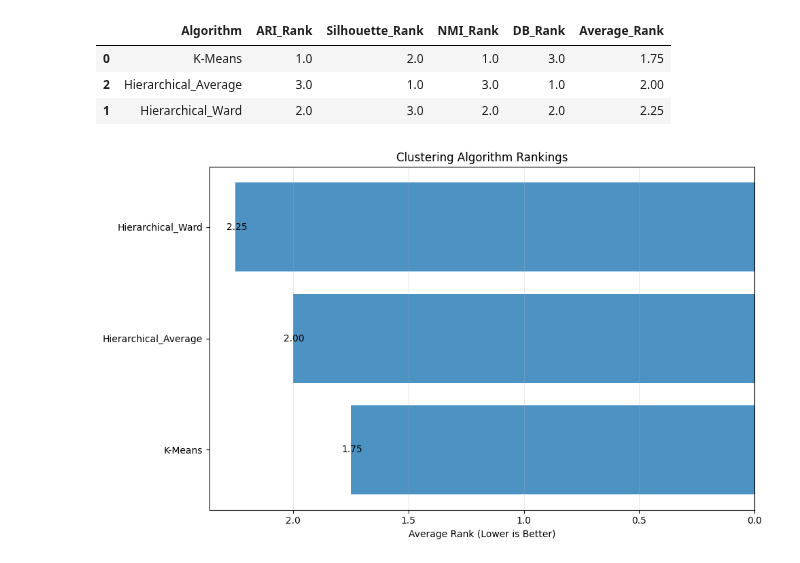
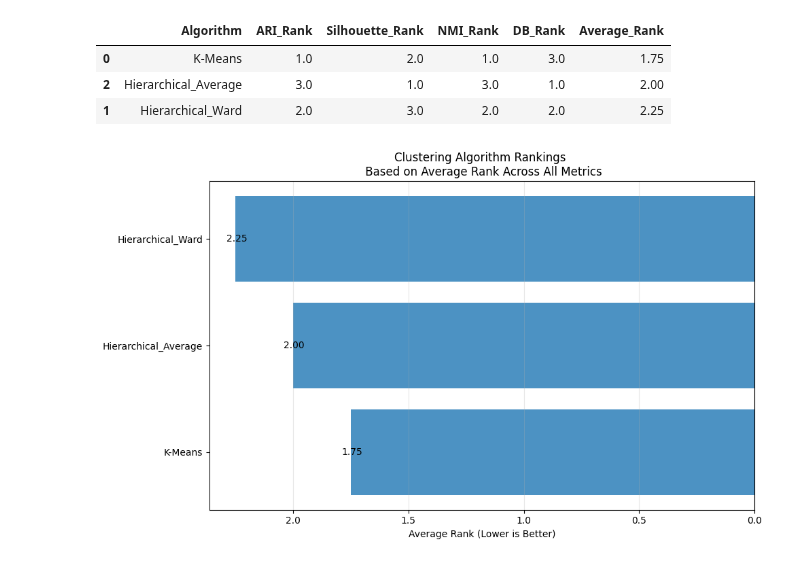
Before and after one commit to samirdahal888/Diabetes_Classification, a Jupyter notebook: notebooks/clustering/model_comparision.ipynb, the cells around one changed output. Saved outputs shown, nothing was run; the diff lists cells and outputs as text; code cells hidden in the pictures.

```diff
--- a/notebooks/clustering/model_comparision.ipynb
+++ b/notebooks/clustering/model_comparision.ipynb
@@ -145,21 +137,21 @@ ranking_df
 # %%
 # Visualize average ranking
 plt.figure(figsize=(10, 6))
 bars = plt.barh(ranking_df["Algorithm"], ranking_df["Average_Rank"], alpha=0.8)
 plt.xlabel("Average Rank (Lower is Better)")
-plt.title("Clustering Algorithm Rankings")
+plt.title("Clustering Algorithm Rankings \n Based on Average Rank Across All Metrics")
 plt.gca().invert_xaxis()
 plt.grid(axis="x", alpha=0.3)
 
 # Add rank values
 for i, bar in enumerate(bars):
     width = bar.get_width()
     plt.text(width - 0.05, bar.get_y() + bar.get_height()/2.,
              f'{width:.2f}', ha='right', va='center', fontsize=10)
 
 plt.tight_layout()
 plt.show()
 # %% [output]
-[figure, old version]
+[figure, new version]
 # %%
 # so kmeans is better
```
Also changed, not shown: parts of 6 cells of this notebook.
